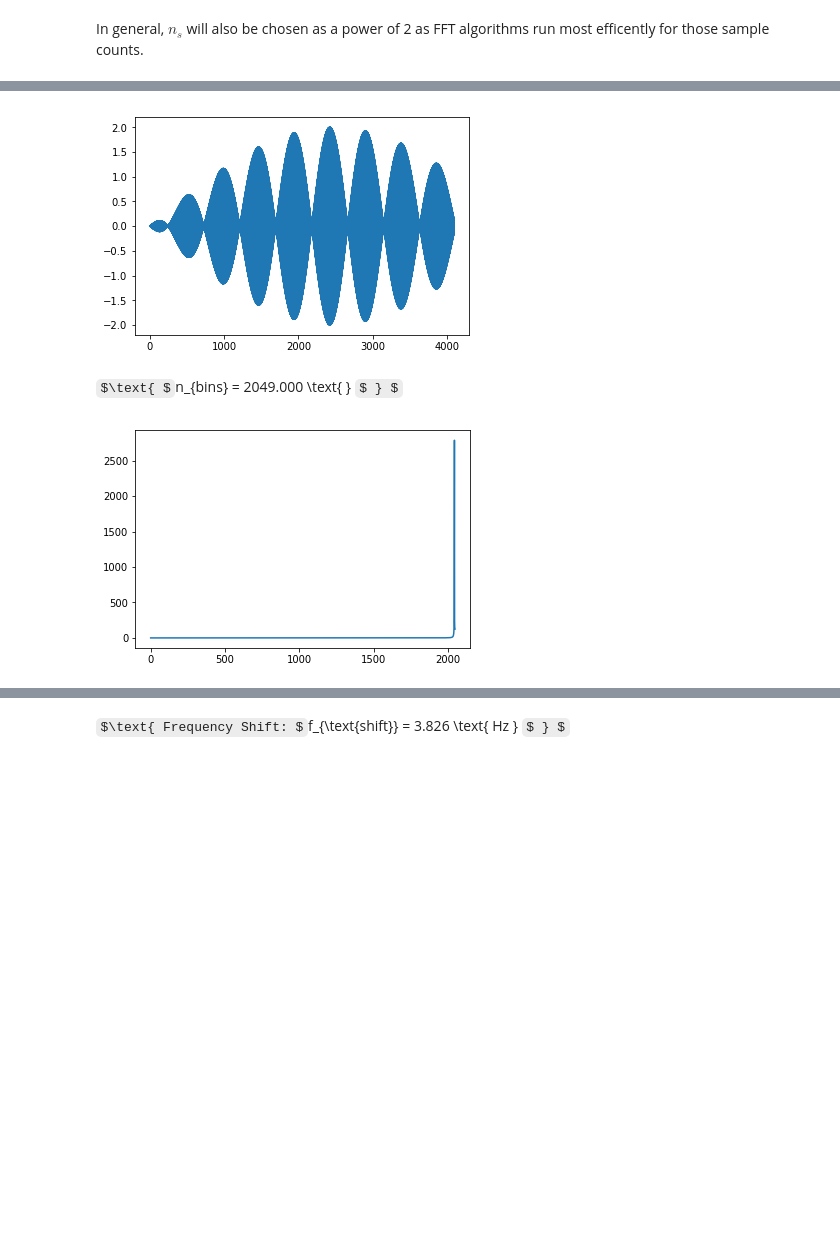
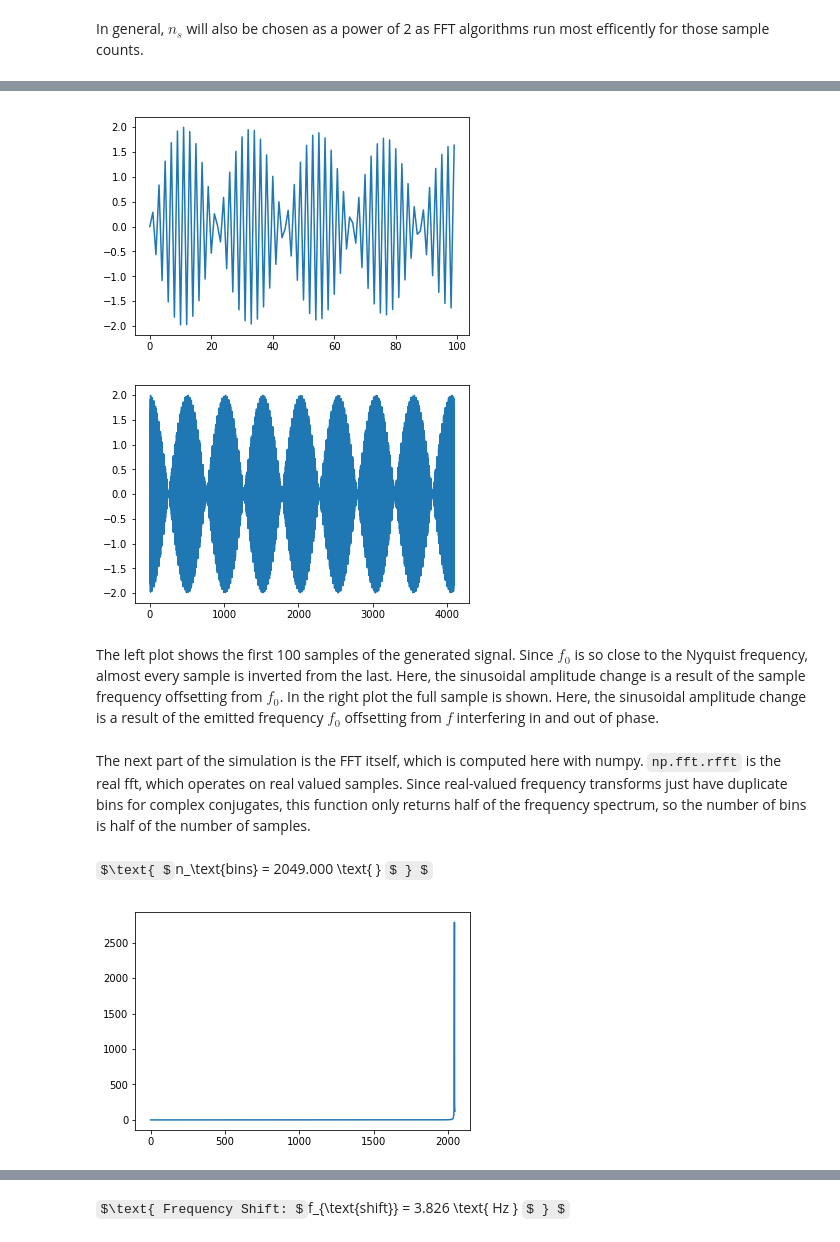
Before and after one commit to EdWard680/pi_echo, a Jupyter notebook: simulation/notebook/Report.ipynb, the cells around one changed output, grey strips where cells are left out. Saved outputs shown, nothing was run; the diff lists cells and outputs as text; code cells hidden in the pictures; some formulas as TeX source; blank space fills up the shorter version.

```diff
--- a/simulation/notebook/Report.ipynb
+++ b/simulation/notebook/Report.ipynb
@@ -95,43 +105,50 @@ In general, $n_{s}$ will also be chosen as a power of 2 as FFT algorithms run mo
 # %%
 ''' Generates the signal received by a sensor at 'sensor' and a target object
     at 'start' moving at a 'velocity' due to the doppler effect of the
     frequency 'f0'
 '''
-def signal_gen(T_s, n, sensor, start, velocity, f0):
+def signal_gen(T_s, n, p_sensor, p_start, v, f0):
     t = 0
     for i in range(n):
-        r = sensor - start + velocity*t
-        w = np.dot(velocity, r / la.norm(r))
+        r = p_sensor - p_start + v*t
+        w = np.dot(v, r / la.norm(r))
         f = doppler(f0, w)
         yield math.sin(2*math.pi*f*t) + math.sin(2*math.pi*f0*t)
         t += T_s
 
-f0 = 22000
+f0 = 21000
 f_s = 44100
 T_s = sample_period(f_s)
 n = 4096
+
 
 signal = list(
     signal_gen(
         T_s
         , 4096
         , np.array([0, 0])
         , np.array([1,1])
         , np.array([1,1])
         , f0
     )
 )
+plot(signal[:100])
 plot(signal)
 # %% [output]
-[figure, old version]
+[figure, new version]
+[figure, added]
+# %% [markdown]
+The left plot shows the first 100 samples of the generated signal. Since $f_0$ is so close to the Nyquist frequency, almost every sample is inverted from the last. Here, the sinusoidal amplitude change is a result of the sample frequency offsetting from $f_0$. In the right plot the full sample is shown. Here, the sinusoidal amplitude change is a result of the emitted frequency $f_0$ offsetting from $f$ interfering in and out of phase.
+# %% [markdown]
+The next part of the simulation is the FFT itself, which is computed here with numpy. `np.fft.rfft` is the real fft, which operates on real valued samples. Since real-valued frequency transforms just have duplicate bins for complex conjugates, this function only returns half of the frequency spectrum, so the number of bins is half of the number of samples.
 # %%
 def freq_spectrum(signal):
     return [np.absolute(sample) for sample in np.fft.rfft(signal)]
 
 spectrum = freq_spectrum(signal)
 n_bins = len(spectrum)
-display_var("n_{bins}", n_bins)
+display_var("n_\\text{bins}", n_bins)
 plot(spectrum)
 # %% [output]
-$\text{ $n_{bins} = 2049.000 \text{  } $ } $
+$\text{ $n_\text{bins} = 2049.000 \text{  } $ } $
 [figure]
```
Also changed, not shown: parts of 7 cells of this notebook.
